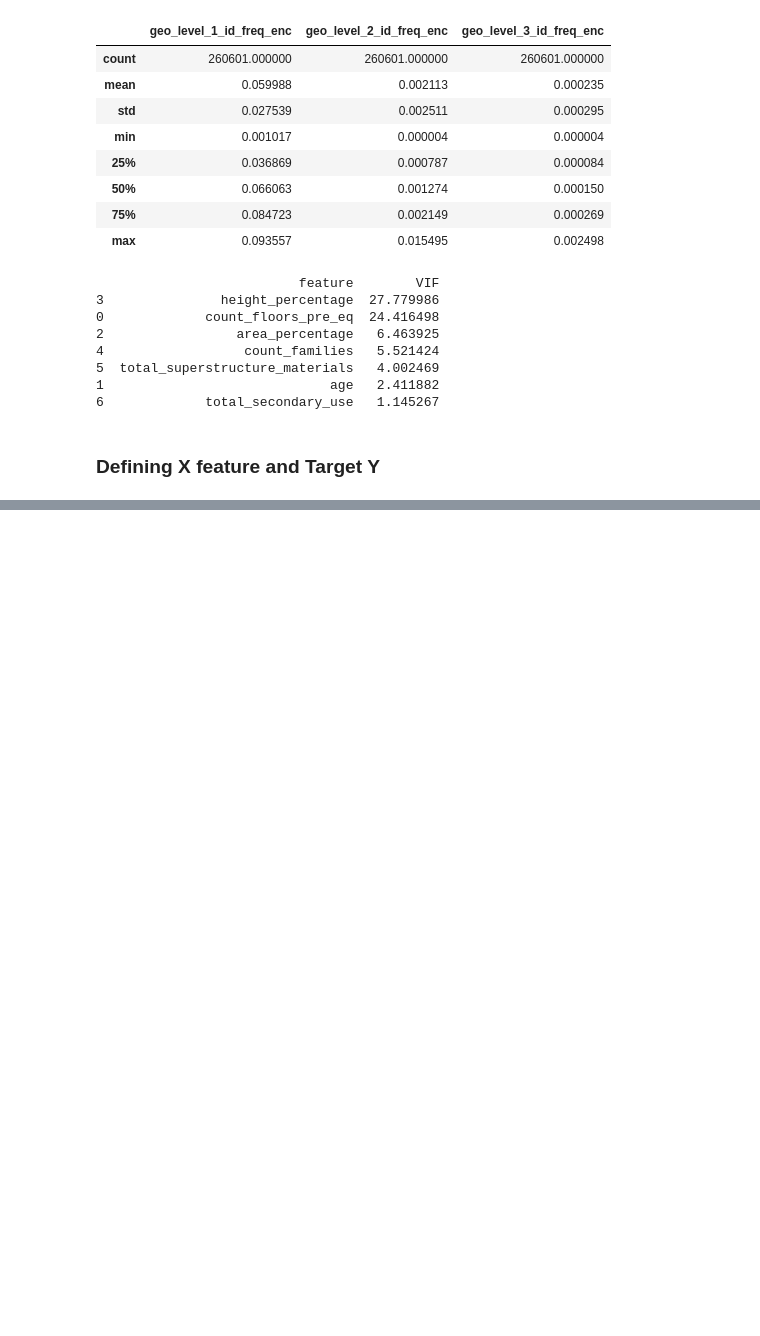
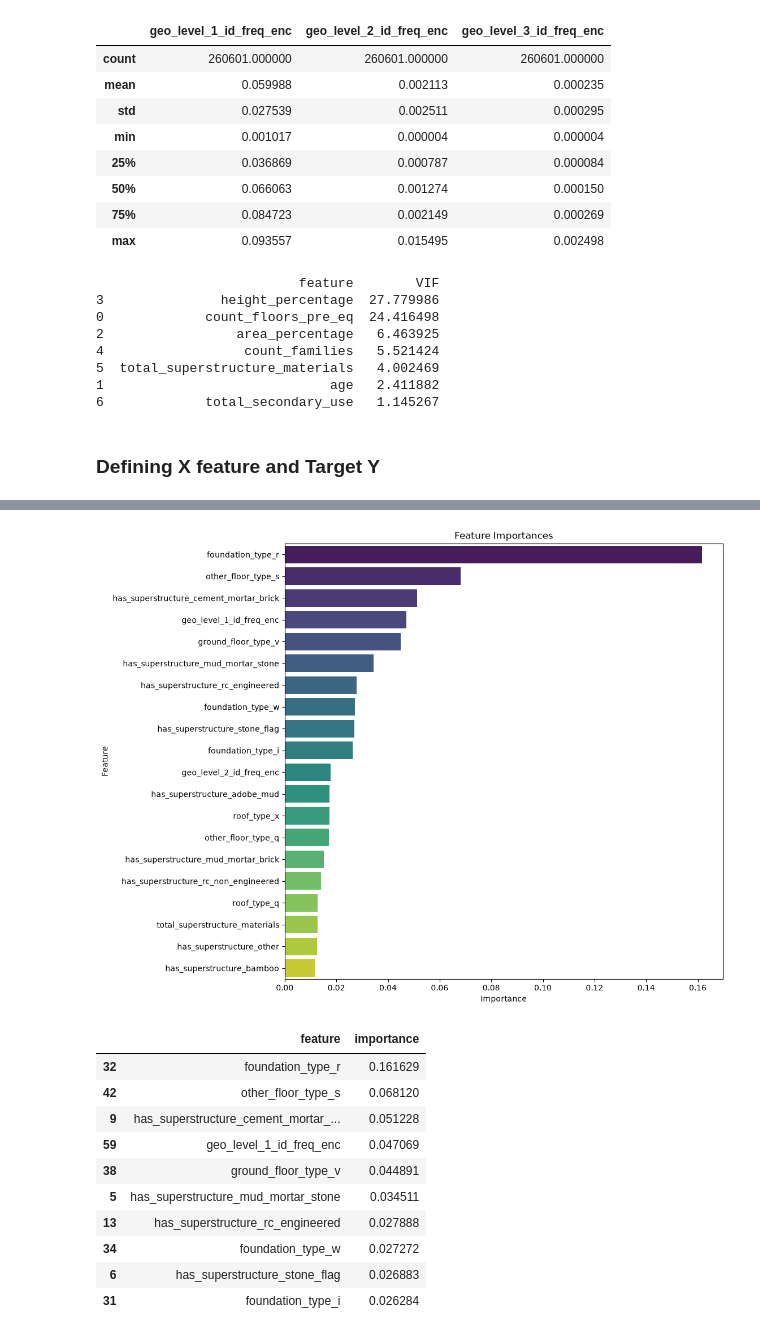
Before and after one commit to rehandbit/Nepal-Earthquake, a Jupyter notebook: Nepal_Earthquake.ipynb, the cells around one changed output, grey strips where cells are left out. Drawn from its saved outputs; the diff is of its cells as text; code cells hidden in the pictures; blank space fills up the shorter version.

```diff
--- a/Nepal_Earthquake.ipynb
+++ b/Nepal_Earthquake.ipynb
@@ -546,0 +819,4 @@ y = df_encoded['damage_grade']
+# %%
+
+sample_weights = compute_sample_weight('balanced', y_train)
+model_xgb.fit(x_train, y_train, sample_weight=sample_weights)
@@ -546,0 +1020,33 @@ y = df_encoded['damage_grade']
+# %%
+importances = best_xgb_model.feature_importances_
+
+feature_importances_df = pd.DataFrame({
+    "feature": x_train.columns,
+    "importance": importances
+}).sort_values("importance", ascending=False)
+
+plt.figure(figsize=(10, 10))
+top_n = 20
+
+sns.barplot(x="importance", y="feature", data=feature_importances_df.head(top_n),
+            palette = 'viridis', hue='feature', legend=False)
+plt.xlabel("Importance")
+plt.ylabel("Feature")
+plt.title("Feature Importances")
+plt.show()
+
+
+feature_importances_df.head(10)
+# %% [output]
+[figure, added]
+|  | feature | importance |
+| 32 | foundation_type_r | 0.161629 |
+| 42 | other_floor_type_s | 0.068120 |
+| 9 | has_superstructure_cement_mortar_... | 0.051228 |
+| 59 | geo_level_1_id_freq_enc | 0.047069 |
+| 38 | ground_floor_type_v | 0.044891 |
+| 5 | has_superstructure_mud_mortar_stone | 0.034511 |
+| 13 | has_superstructure_rc_engineered | 0.027888 |
+| 34 | foundation_type_w | 0.027272 |
+| 6 | has_superstructure_stone_flag | 0.026883 |
+| 31 | foundation_type_i | 0.026284 |
```
Also changed, not shown: parts of 31 cells of this notebook.
